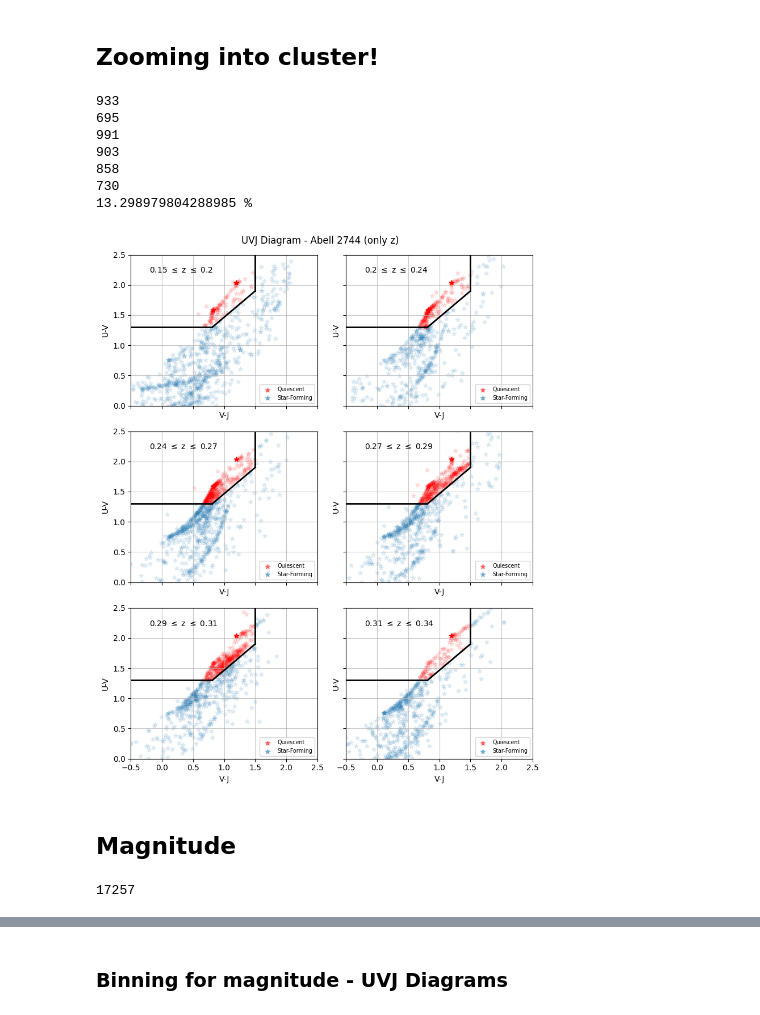
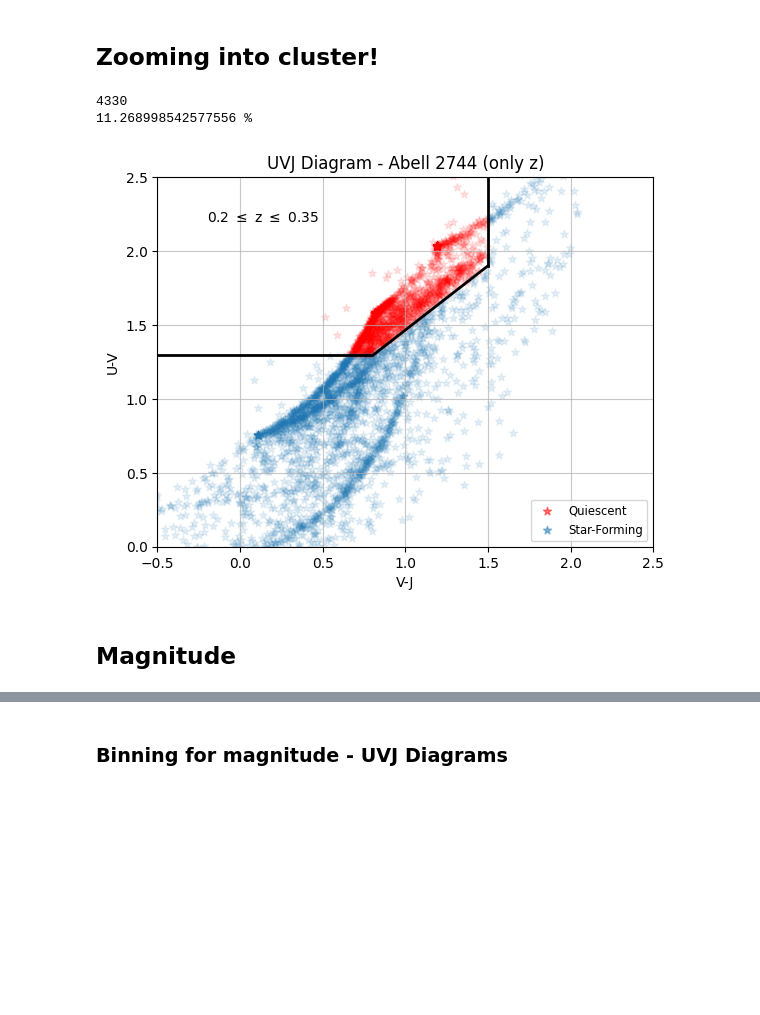
Before and after one commit to mayamerch/block-3-project, a Jupyter notebook: abell 2744.ipynb, the cells around one changed output, grey strips where cells are left out. Saved outputs shown, nothing was run; the diff lists cells and outputs as text; code cells hidden in the pictures; blank space fills up the shorter version.

```diff
--- a/abell 2744.ipynb
+++ b/abell 2744.ipynb
@@ -385,7 +407,7 @@ df['z_phot'] = list(zout['z_phot'])
 df['U'] = list(restU)
 df['V'] = list(restV)
 df['J'] = list(restJ)
-df['mag'] = mag_f200
+df['mag'] = mag_f150
 
 df['mag'] = df['mag'].fillna(-1)
 df = df[df['mag'] > -1] # only valid ones now
@@ -426,6 +448,27 @@ def line(x):
 def plot_df_subsets(zs, cut='', alpha=0.1):
     """ Subplots for each range of z in zs (also cuts for magnitude if applicable)
     """
+    if len(zs) == 1: # only one plot:
+        a, b = list(UVJ_diagram(zs[0])[2]), list(UVJ_diagram(zs[0])[3])
+        for q in range(len(a)):
+            if (a[q] < 0.8 and b[q] > 1.3) or (0.8 < a[q] < 1.5 and b[q] > line(a[q])) or (a[q] < 1.5 and b[q] > 1.9):
+                plt.scatter(a[q], b[q], color='red', alpha=alpha, marker='*')
+            else:
+                plt.scatter(a[q], b[q], color='tab:blue', alpha=alpha, marker='*')
+
+        plt.scatter(-1,2, color='red', alpha=0.5, marker='*', label='Quiescent')
+        plt.scatter(3,0.5, color='tab:blue', alpha=0.5, marker='*', label='Star-Forming')
+        plt.legend(loc='lower right', fontsize='small')
+
+        plt.xlim(-0.5, 2.5); plt.ylim(0, 2.5)
+        plt.text(-0.2, 2.2, str(round(UVJ_diagram(zs[0])[0], 2))+' $\leq$ z $\leq$ '+str(round(UVJ_diagram(zs[0])[1], 2)),fontsize=10)
+        plt.xlabel('V-J'); plt.ylabel('U-V'); plt.grid(alpha=0.7); plt.title('UVJ Diagram - Abell 2744' + ' (' + cut + ')')
+
+        # Plotting lines
+        plt.plot([-0.5,0.8],[1.3,1.3],'k',lw=2); plt.plot([0.81,1.5],[1.3,1.9],'k',lw=2); plt.plot([1.5,1.5],[1.9,2.5],'k',lw=2)
+
+        return
+
     fig, axs = plt.subplots(3, 2, figsize=(8, 10), sharex=True, sharey=True)
     fig.suptitle('UVJ Diagram - Abell 2744' + ' (' + cut + ')')
 
@@ -495,36 +538,22 @@ plot_df_subsets(zs, cut='only z')
 # %%
 # Creating dataframes for different ranges of redshift
 
-z1 = df[(df['z_phot'] > 0.15) & (df['z_phot'] <= 0.20)]
-z2 = df[(df['z_phot'] > 0.20) & (df['z_phot'] <= 0.24)]
-z3 = df[(df['z_phot'] > 0.24) & (df['z_phot'] <= 0.27)]
-z4 = df[(df['z_phot'] > 0.27) & (df['z_phot'] <= 0.29)]
-z5 = df[(df['z_phot'] > 0.29) & (df['z_phot'] <= 0.31)]
-z6 = df[(df['z_phot'] > 0.31) & (df['z_phot'] <= 0.34)]
+z1 = df[(df['z_phot'] > 0.20) & (df['z_phot'] <= 0.35)]
 
-zs=[z1,z2,z3 ,z4 ,z5,z6]
+zs=[z1]
 
 c = 0
 for z in zs:
     print(len(z))
     c += (len(z))
 
 print(c / len(df) * 100, '%')
 
 plot_df_subsets(zs, cut='only z')
 # %% [output]
-933
-695
-991
-903
-858
-730
-13.298979804288985 %
+4330
+11.268998542577556 %
-[figure, old version]
+[figure, new version]
 # %% [markdown]
 ## Magnitude
-# %%
-len(mag_f814) - len(np.unique(mag_f814))
-# %% [output]
-17257
 # %%
```
Also changed, not shown: parts of 27 cells of this notebook, 1 other file.
